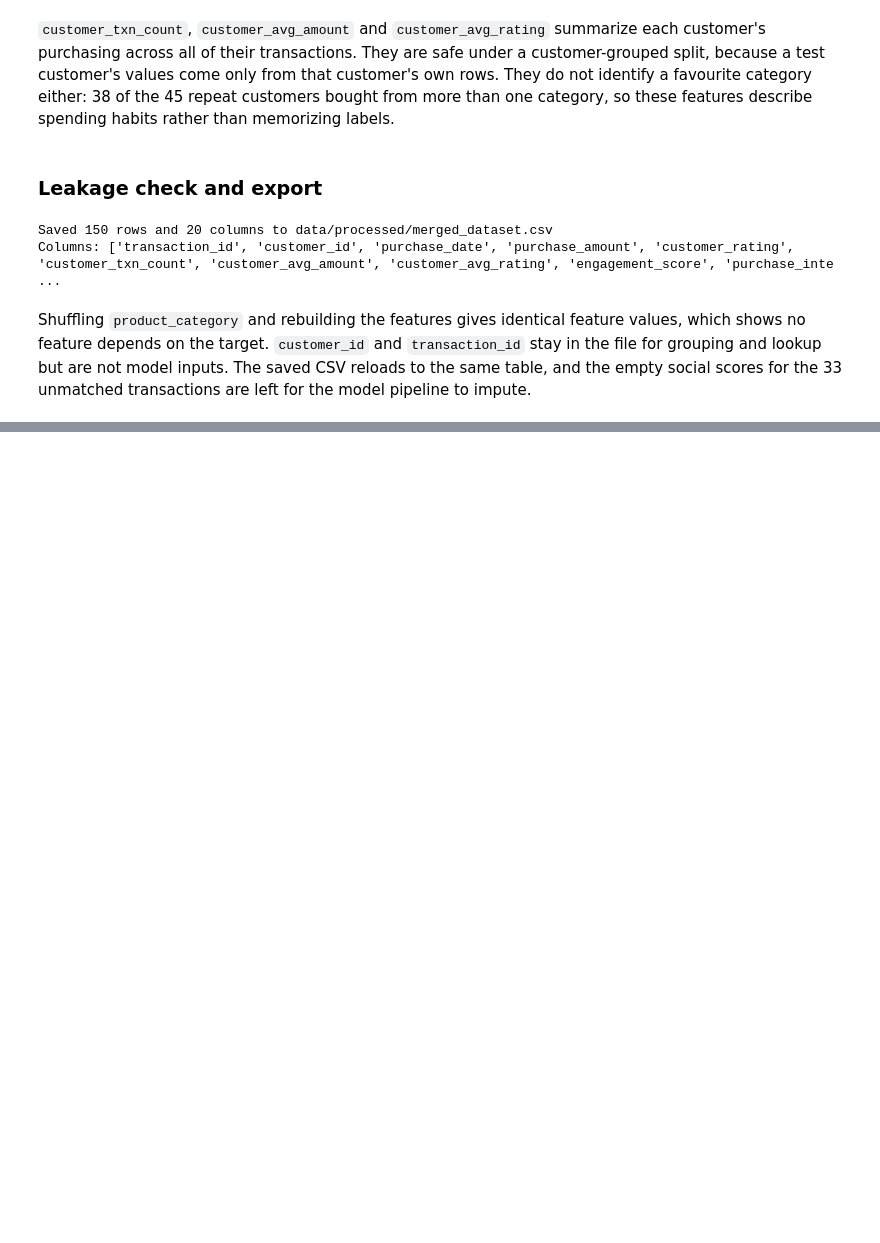
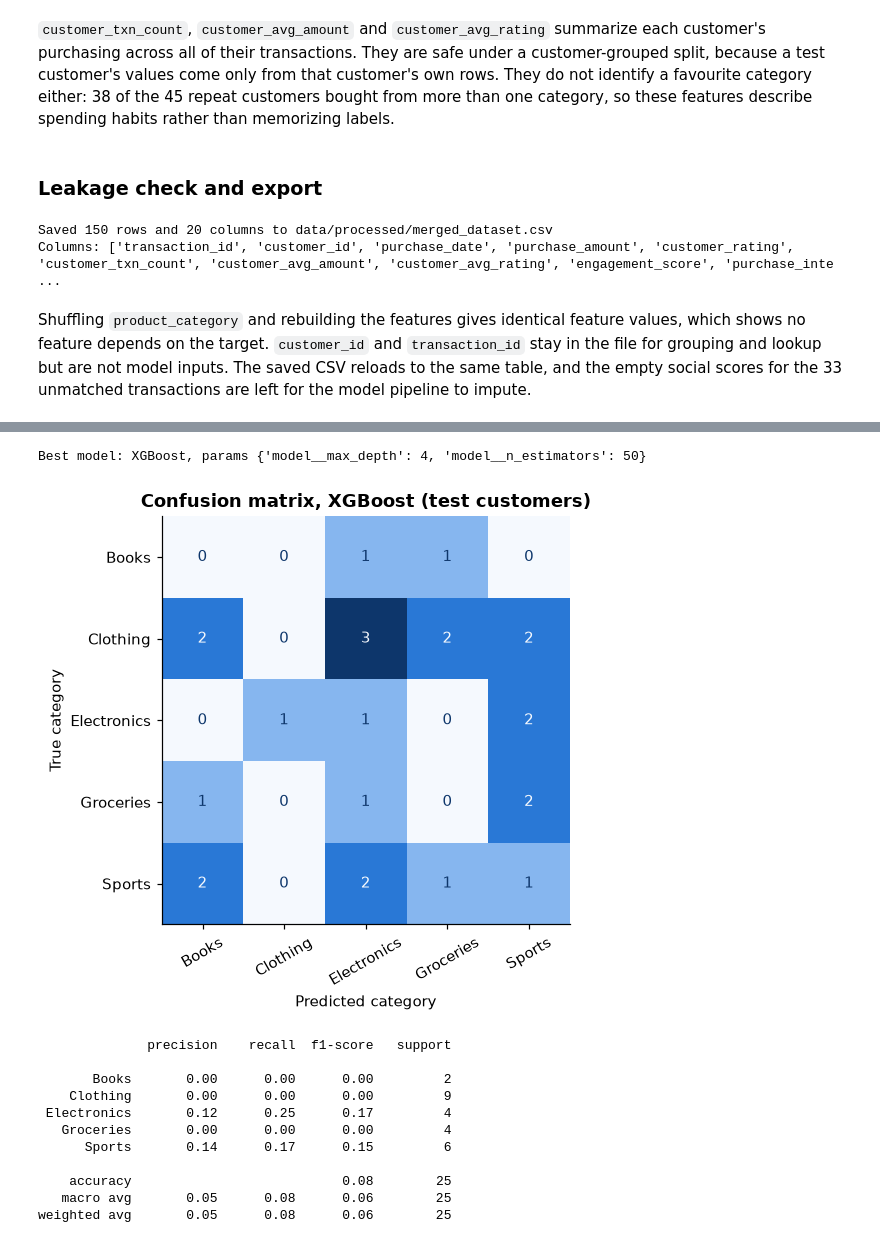
Before and after one commit to Flaviaa4/multi_data_processing, a Jupyter notebook: notebooks/tabular_pipeline.ipynb, the cells around one changed output, grey strips where cells are left out. Drawn from its saved outputs; the diff is of its cells as text; code cells hidden in the pictures; blank space fills up the shorter version.

```diff
--- a/notebooks/tabular_pipeline.ipynb
+++ b/notebooks/tabular_pipeline.ipynb
@@ -536,0 +653,39 @@ Shuffling `product_category` and rebuilding the features gives identical feature
+# %%
+from sklearn.metrics import ConfusionMatrixDisplay, classification_report
+
+best_name = pm.select_best(comparison)
+best_model = searches[best_name].best_estimator_
+print(f"Best model: {best_name}, params {searches[best_name].best_params_}")
+
+y_test = pm.encode_target(test_df[pm.TARGET])
+y_pred = best_model.predict(test_df[pm.FEATURES])
+
+fig, ax = plt.subplots(figsize=(6, 5))
+ConfusionMatrixDisplay.from_predictions(
+    y_test, y_pred, labels=range(len(pm.ALLOWED_CATEGORIES)), display_labels=pm.ALLOWED_CATEGORIES,
+    cmap=SEQUENTIAL, colorbar=False, ax=ax,
+)
+ax.set_title(f"Confusion matrix, {best_name} (test customers)")
+ax.set_xlabel("Predicted category")
+ax.set_ylabel("True category")
+ax.tick_params(axis="x", rotation=30)
+ax.grid(False)
+plt.tight_layout()
+plt.show()
+
+print(classification_report(y_test, y_pred, labels=range(len(pm.ALLOWED_CATEGORIES)),
+                            target_names=pm.ALLOWED_CATEGORIES, zero_division=0))
+# %% [output]
+Best model: XGBoost, params {'model__max_depth': 4, 'model__n_estimators': 50}
+[figure, added]
+              precision    recall  f1-score   support
+
+       Books       0.00      0.00      0.00         2
+    Clothing       0.00      0.00      0.00         9
+ Electronics       0.12      0.25      0.17         4
+   Groceries       0.00      0.00      0.00         4
+      Sports       0.14      0.17      0.15         6
+
+    accuracy                           0.08        25
+   macro avg       0.05      0.08      0.06        25
+weighted avg       0.05      0.08      0.06        25
```
Also changed, not shown: parts of 19 cells of this notebook, 2 other files.
